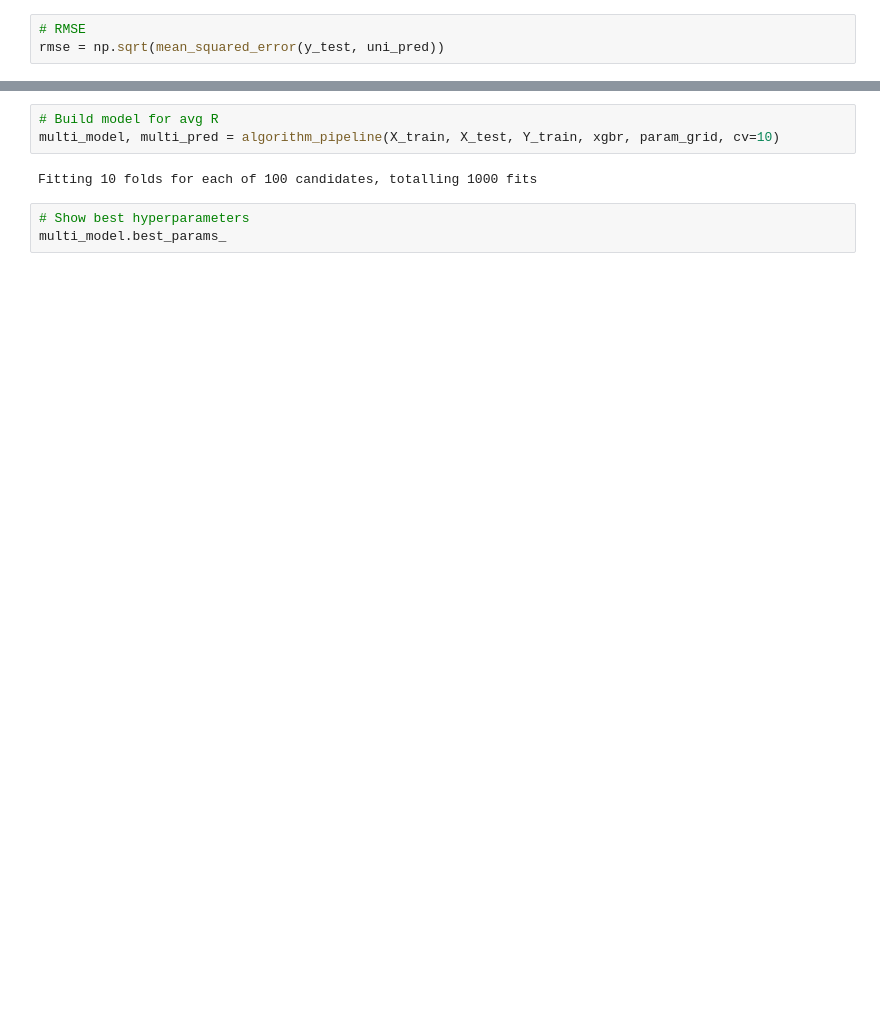
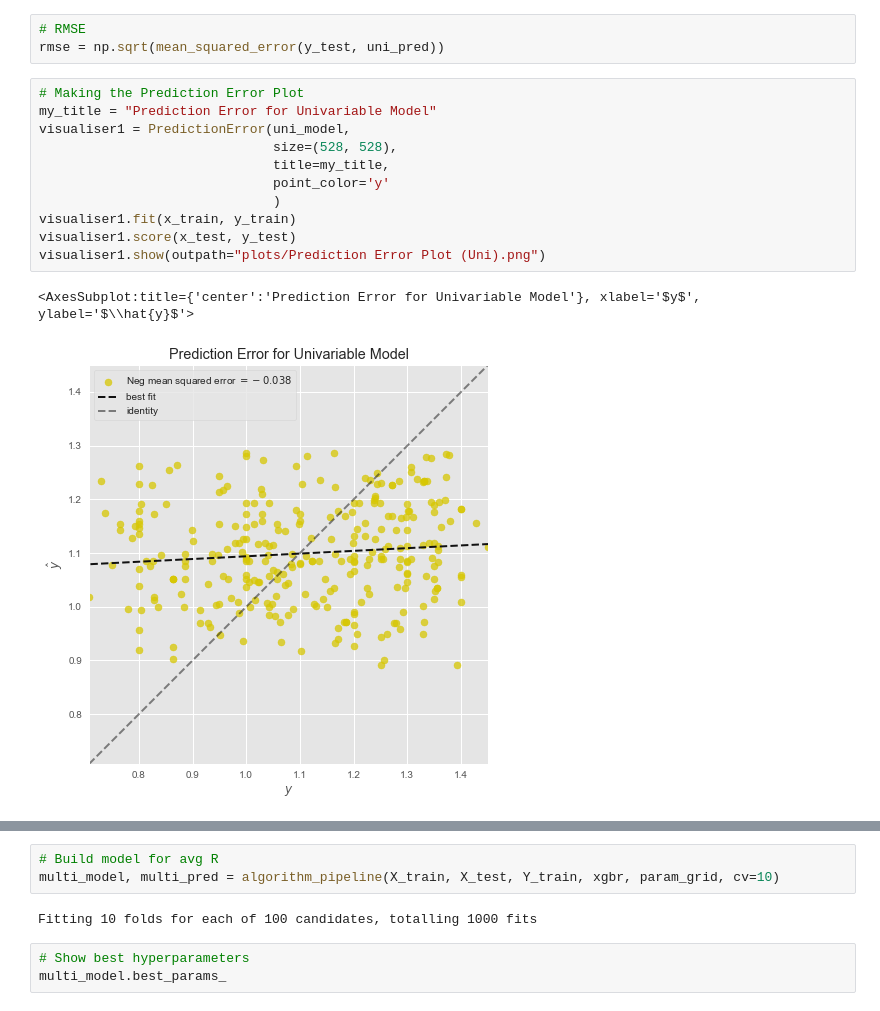
Before and after one commit to florencema1/rtestww, a Jupyter notebook: xgboost.ipynb, the cells around one changed output, grey strips where cells are left out. Saved outputs shown, nothing was run; the diff lists cells and outputs as text; blank space fills up the shorter version.

```diff
--- a/xgboost.ipynb
+++ b/xgboost.ipynb
@@ -92,4 +91,18 @@ plt.scatter(y_test, uni_pred)
 # %%
 # RMSE
 rmse = np.sqrt(mean_squared_error(y_test, uni_pred))
+# %%
+# Making the Prediction Error Plot
+my_title = "Prediction Error for Univariable Model"
+visualiser1 = PredictionError(uni_model,
+                              size=(528, 528),
+                              title=my_title,
+                              point_color='y'
+                              )
+visualiser1.fit(x_train, y_train)
+visualiser1.score(x_test, y_test)
+visualiser1.show(outpath="plots/Prediction Error Plot (Uni).png")
+# %% [output]
+<AxesSubplot:title={'center':'Prediction Error for Univariable Model'}, xlabel='$y$', ylabel='$\\hat{y}$'>
+[figure, added]
 # %%
```
Also changed, not shown: parts of 22 cells of this notebook, 22 other files.
